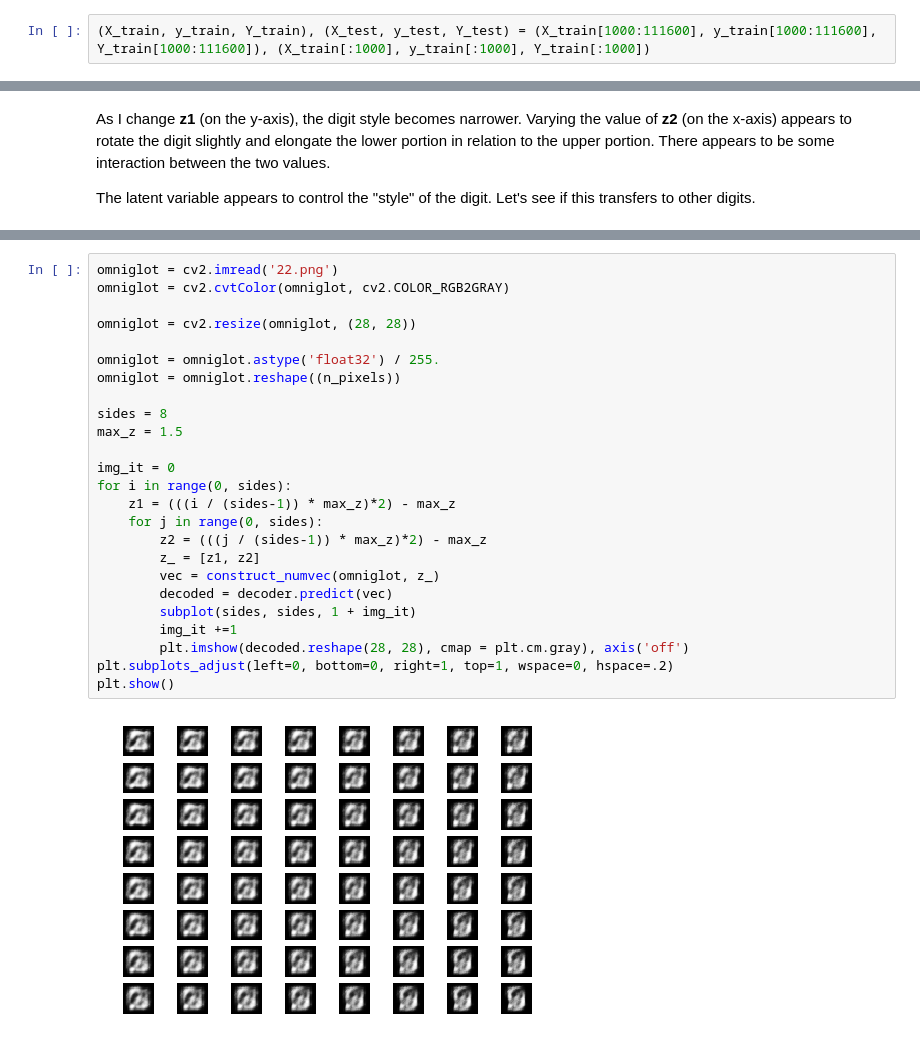
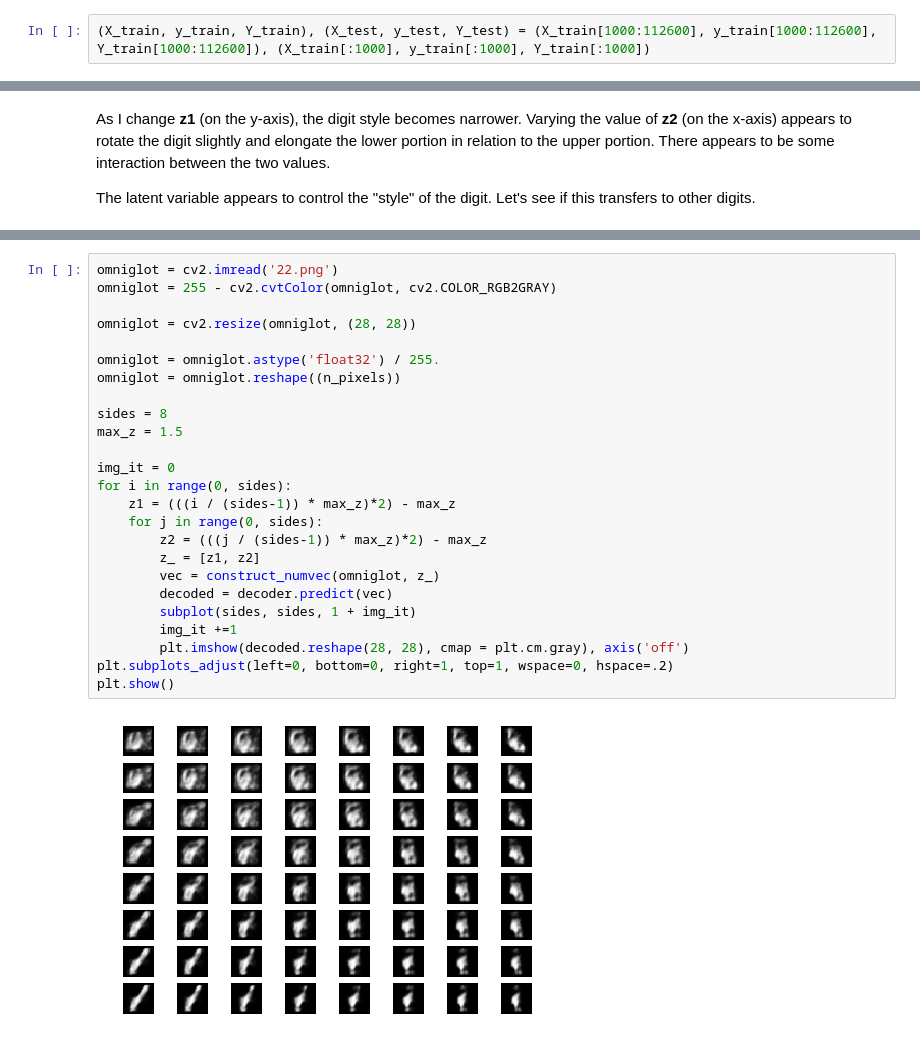
Before and after one commit to senior-project491/Conditional_VAE, a Jupyter notebook: Conditional_VAE_EMNIST_Times.ipynb, the cells around one changed output, grey strips where cells are left out. Saved outputs shown, nothing was run; the diff lists cells and outputs as text.

```diff
--- a/Conditional_VAE_EMNIST_Times.ipynb
+++ b/Conditional_VAE_EMNIST_Times.ipynb
@@ -46,7 +46,7 @@ X_train = np.array(X_train)
 Y_train = np.array(Y_train)
 y_train = np.array(y_train)
 # %%
-(X_train, y_train, Y_train), (X_test, y_test, Y_test) = (X_train[1000:111600], y_train[1000:111600], Y_train[1000:111600]), (X_train[:1000], y_train[:1000], Y_train[:1000])
+(X_train, y_train, Y_train), (X_test, y_test, Y_test) = (X_train[1000:112600], y_train[1000:112600], Y_train[1000:112600]), (X_train[:1000], y_train[:1000], Y_train[:1000])
 # %% [markdown]
 #### Reshaping
 We have to do two things here:
@@ -304,30 +304,30 @@ plt.show()
 # %%
 omniglot = cv2.imread('22.png')
-omniglot = cv2.cvtColor(omniglot, cv2.COLOR_RGB2GRAY)
+omniglot = 255 - cv2.cvtColor(omniglot, cv2.COLOR_RGB2GRAY)
 
 omniglot = cv2.resize(omniglot, (28, 28))
 
 omniglot = omniglot.astype('float32') / 255.
 omniglot = omniglot.reshape((n_pixels))
 
 sides = 8
 max_z = 1.5
 
 img_it = 0
 for i in range(0, sides):
     z1 = (((i / (sides-1)) * max_z)*2) - max_z
     for j in range(0, sides):
         z2 = (((j / (sides-1)) * max_z)*2) - max_z
         z_ = [z1, z2]
         vec = construct_numvec(omniglot, z_)
         decoded = decoder.predict(vec)
         subplot(sides, sides, 1 + img_it)
         img_it +=1
         plt.imshow(decoded.reshape(28, 28), cmap = plt.cm.gray), axis('off')
 plt.subplots_adjust(left=0, bottom=0, right=1, top=1, wspace=0, hspace=.2)
 plt.show()
 # %% [output]
-[figure, old version]
+[figure, new version]
 # %%
 plt.imshow(omniglot.reshape(28, 28))
 # %% [output]
```
Also changed, not shown: parts of 7 cells of this notebook.
